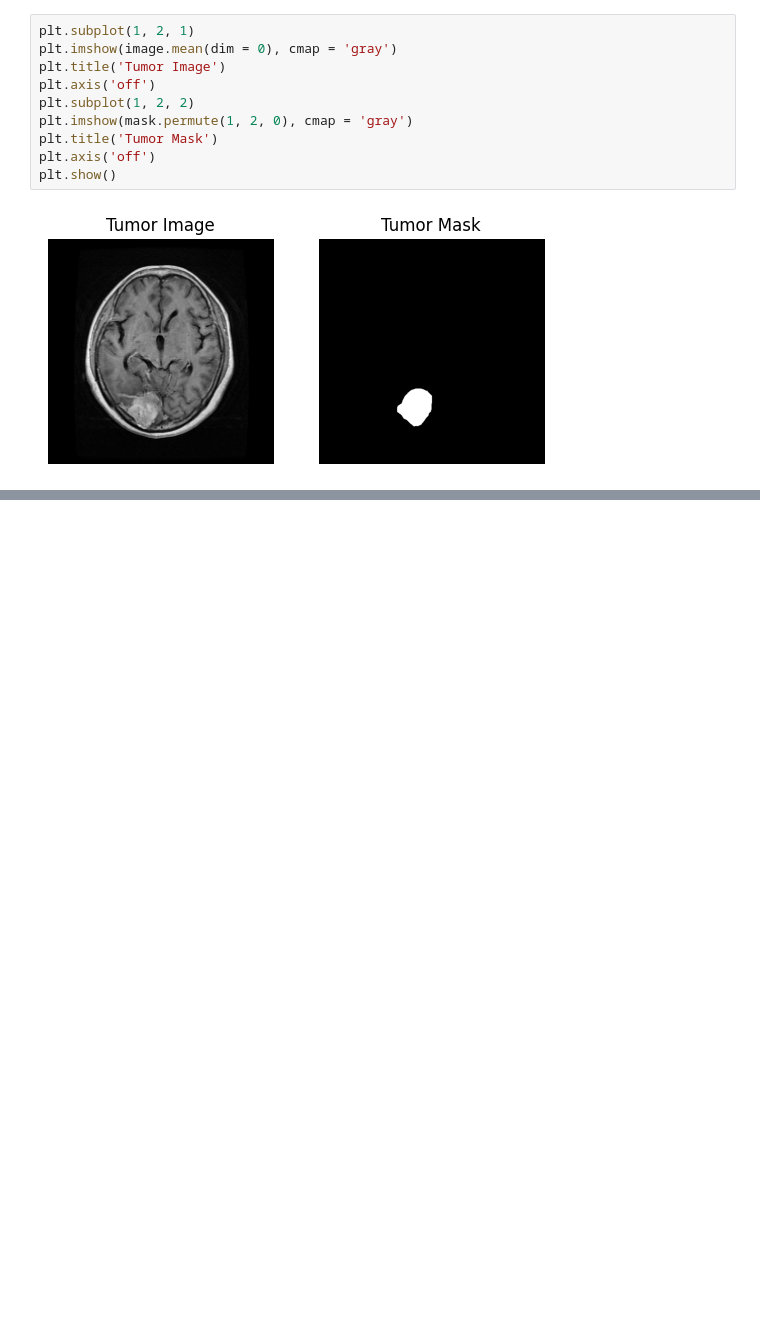
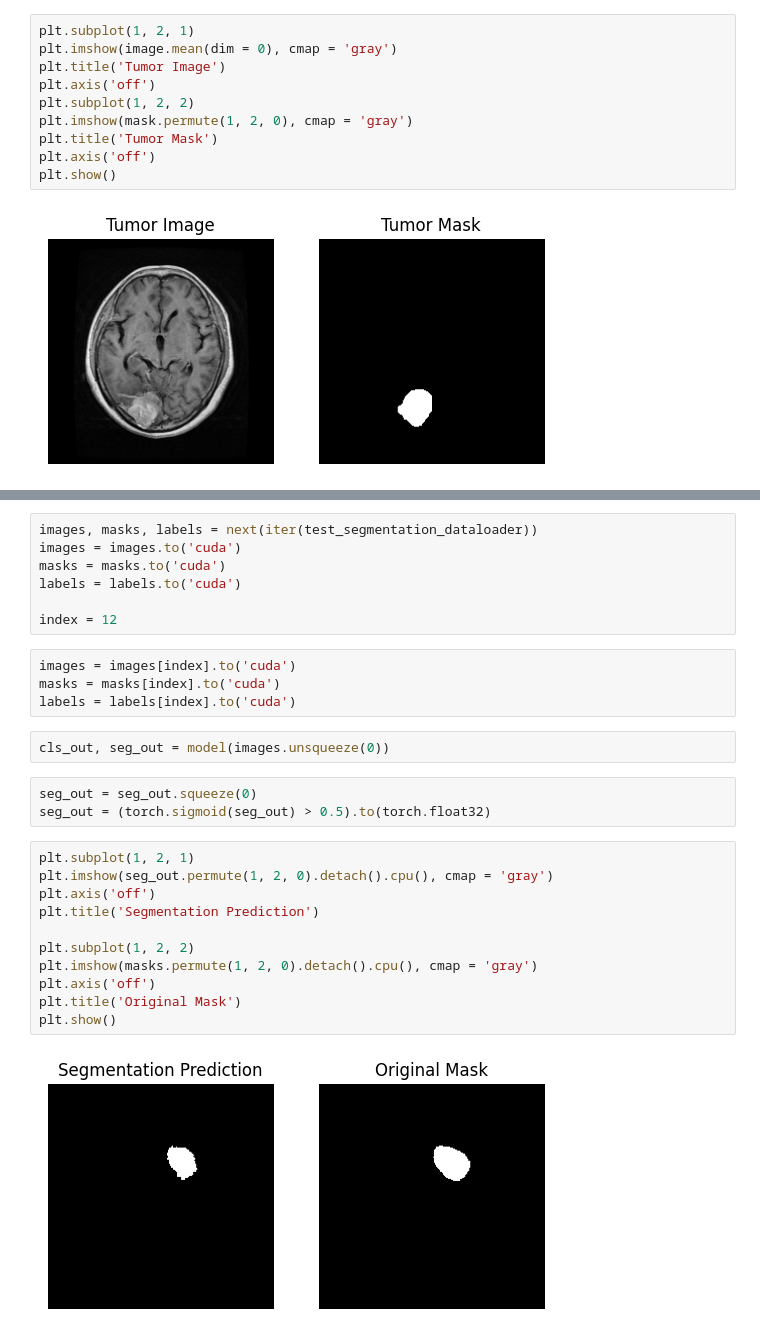
Before and after one commit to Thoalfeqar-gata/NURAI-Brain-Tumor-Segmentation-and-Classification-Project-, a Jupyter notebook: main.ipynb, the cells around one changed output, grey strips where cells are left out. Cells and saved outputs as stored; diff of their text form; blank space fills up the shorter version.

```diff
--- a/main.ipynb
+++ b/main.ipynb
@@ -463,0 +517,29 @@ Original Traceback (most recent call last):
+# %%
+images, masks, labels = next(iter(test_segmentation_dataloader))
+images = images.to('cuda')
+masks = masks.to('cuda')
+labels = labels.to('cuda')
+
+index = 12
+# %%
+images = images[index].to('cuda')
+masks = masks[index].to('cuda')
+labels = labels[index].to('cuda')
+# %%
+cls_out, seg_out = model(images.unsqueeze(0))
+# %%
+seg_out = seg_out.squeeze(0)
+seg_out = (torch.sigmoid(seg_out) > 0.5).to(torch.float32)
+# %%
+plt.subplot(1, 2, 1)
+plt.imshow(seg_out.permute(1, 2, 0).detach().cpu(), cmap = 'gray')
+plt.axis('off')
+plt.title('Segmentation Prediction')
+
+plt.subplot(1, 2, 2)
+plt.imshow(masks.permute(1, 2, 0).detach().cpu(), cmap = 'gray')
+plt.axis('off')
+plt.title('Original Mask')
+plt.show()
+# %% [output]
+[figure, added]
```
Also changed, not shown: parts of 13 cells of this notebook, 2 other files.
